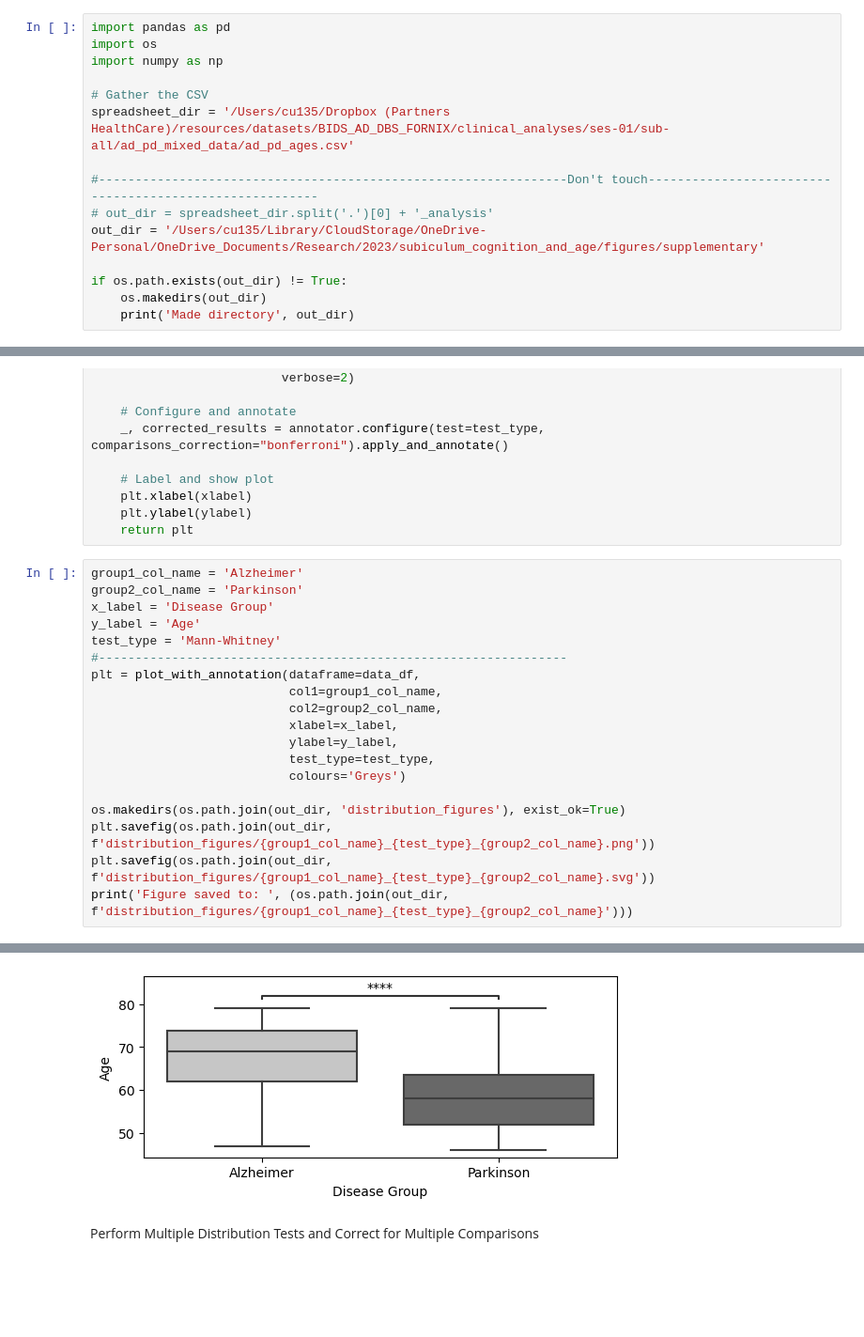
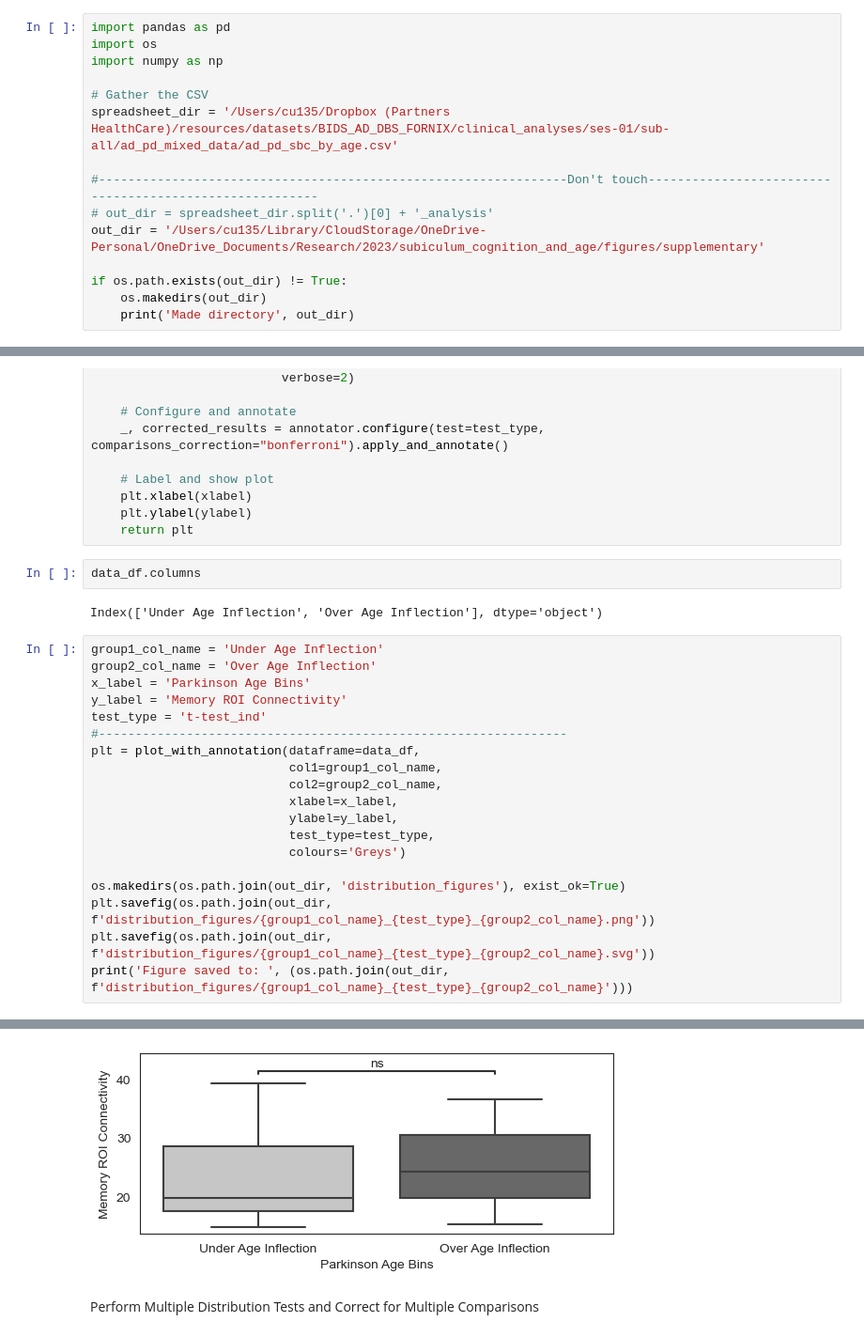
Before and after one commit to Calvinwhow/Research, a Jupyter notebook: nimlab/calvin_utils/notebooks/statistical_notebooks/generic_spreadsheet_functions.ipynb, the cells around one changed output, grey strips where cells are left out. Shown at 94% size. Saved outputs shown, nothing was run; the diff lists cells and outputs as text; blank space fills up the shorter version.

```diff
--- a/nimlab/calvin_utils/notebooks/statistical_notebooks/generic_spreadsheet_functions.ipynb
+++ b/nimlab/calvin_utils/notebooks/statistical_notebooks/generic_spreadsheet_functions.ipynb
@@ -4,7 +4,7 @@ import os
 import numpy as np
 
 # Gather the CSV
-spreadsheet_dir = '/Users/cu135/Dropbox (Partners HealthCare)/resources/datasets/BIDS_AD_DBS_FORNIX/clinical_analyses/ses-01/sub-all/ad_pd_mixed_data/ad_pd_ages.csv'
+spreadsheet_dir = '/Users/cu135/Dropbox (Partners HealthCare)/resources/datasets/BIDS_AD_DBS_FORNIX/clinical_analyses/ses-01/sub-all/ad_pd_mixed_data/ad_pd_sbc_by_age.csv'
 
 #----------------------------------------------------------------Don't touch--------------------------------------------------------
 # out_dir = spreadsheet_dir.split('.')[0] + '_analysis'
@@ -250,12 +220,16 @@ def plot_with_annotation(dataframe, col1, col2, xlabel, ylabel, test_type, colou
     plt.xlabel(xlabel)
     plt.ylabel(ylabel)
     return plt
+# %%
+data_df.columns
+# %% [output]
+Index(['Under Age Inflection', 'Over Age Inflection'], dtype='object')
 # %%
-group1_col_name = 'Alzheimer'
-group2_col_name = 'Parkinson'
-x_label = 'Disease Group'
-y_label = 'Age'
-test_type = 'Mann-Whitney'
+group1_col_name = 'Under Age Inflection'
+group2_col_name = 'Over Age Inflection'
+x_label = 'Parkinson Age Bins'
+y_label = 'Memory ROI Connectivity'
+test_type = 't-test_ind'
 #----------------------------------------------------------------
 plt = plot_with_annotation(dataframe=data_df,
                            col1=group1_col_name,
@@ -282,4 +256,4 @@ Figure saved to:  /Users/cu135/Library/CloudStorage/OneDrive-Personal/OneDrive_D
-[figure, old version]
+[figure, new version]
 # %% [markdown]
 Perform Multiple Distribution Tests and Correct for Multiple Comparisons
 # %% [markdown]
```
Also changed, not shown: parts of 11 cells of this notebook, 8 other files.
